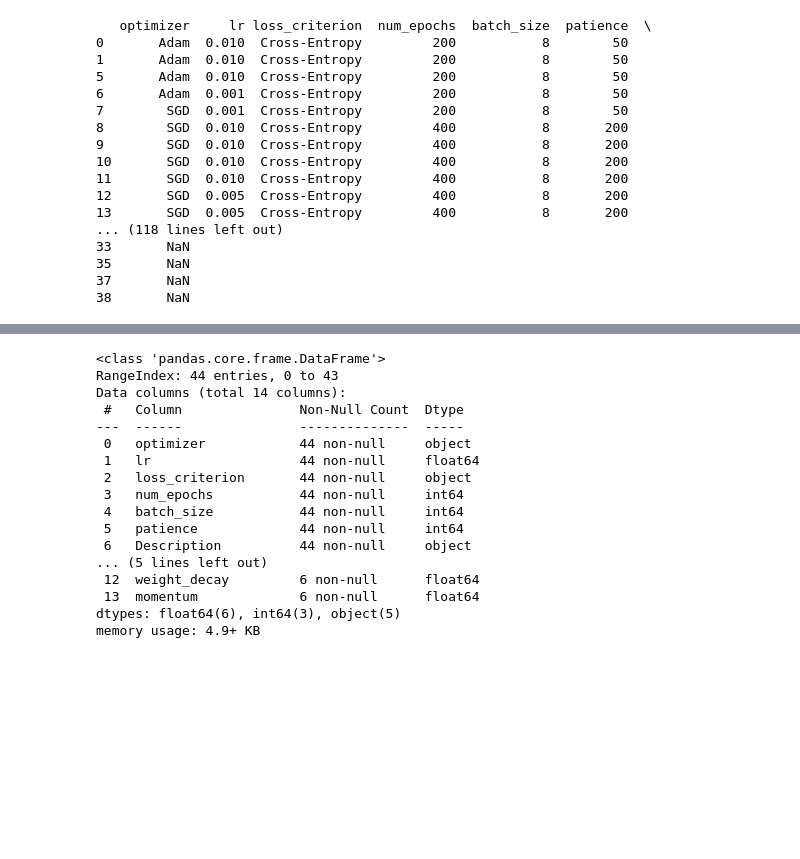
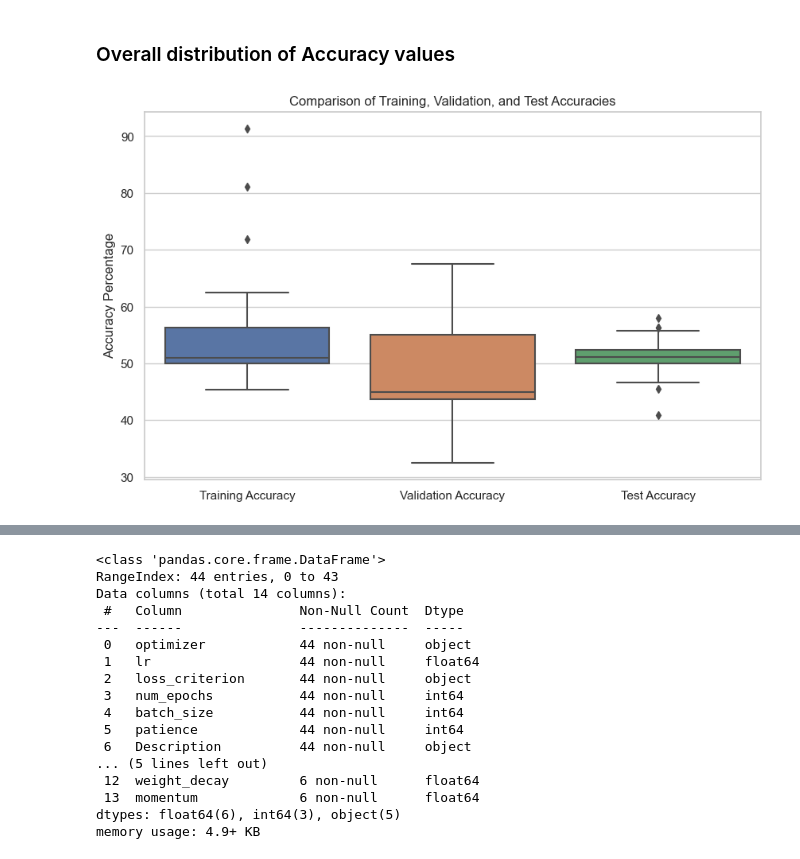
Before and after one commit to Michaelfosse/MasterThesis, a Jupyter notebook: Code/3. Descriptive analytics/Describing_Results.ipynb, the cells around one changed output, grey strips where cells are left out. Cells and saved outputs as stored; diff of their text form; code cells hidden in the pictures; blank space fills up the shorter version.

```diff
--- a/Code/3. Descriptive analytics/Describing_Results.ipynb
+++ b/Code/3. Descriptive analytics/Describing_Results.ipynb
@@ -2,3 +2,13 @@
 import pandas as pd
 # %%
 all_results = pd.read_excel("reports/RESULTS.xlsx")
+# %%
+import pandas as pd
+
+# Assuming all_results is your DataFrame
+
+# Calculate the weighted average
+all_results['Test & Validation Accuracy'] = (all_results['Validation Accuracy'] + 2 * all_results['Test Accuracy']) / 3
+
+# Display the DataFrame to verify the new column
+print(all_results[['Validation Accuracy', 'Test Accuracy', 'Test & Validation Accuracy']])
@@ -4,0 +33,10 @@ all_results = pd.read_excel("reports/RESULTS.xlsx")
+# %%
+import pandas as pd
+
+# Assuming all_results is your DataFrame and the new column has been added
+
+# Filter the DataFrame to keep only rows where both 'Test Accuracy' and 'Test & Validation Accuracy' are greater than 50%
+all_results = all_results.loc[(all_results['Test Accuracy'] > 50) & (all_results['Test & Validation Accuracy'] > 50)]
+
+# Display the DataFrame to verify that the rows have been filtered correctly
+print(all_results[['Validation Accuracy', 'Test Accuracy', 'Test & Validation Accuracy']])
@@ -10,25 +102,39 @@ import pandas as pd
 # all_results = pd.read_csv('your_file.csv')  # If your data is in a CSV file
 
 # Filter rows where Train Accuracy is greater than or equal to Test Accuracy
-filtered_results = all_results[all_results['Training Accuracy'] >= all_results['Test Accuracy']]
+valid_results = all_results[all_results['Training Accuracy'] >= all_results['Test Accuracy']]
 
 # Now 'filtered_results' will contain only the rows where Train Accuracy is equal to or better than Test Accuracy
-print(filtered_results)
+print(valid_results)
-# %% [output]
-   optimizer     lr loss_criterion  num_epochs  batch_size  patience  \
-0       Adam  0.010  Cross-Entropy         200           8        50
-1       Adam  0.010  Cross-Entropy         200           8        50
-5       Adam  0.010  Cross-Entropy         200           8        50
-6       Adam  0.001  Cross-Entropy         200           8        50
-7        SGD  0.001  Cross-Entropy         200           8        50
-8        SGD  0.010  Cross-Entropy         400           8       200
-9        SGD  0.010  Cross-Entropy         400           8       200
-10       SGD  0.010  Cross-Entropy         400           8       200
-11       SGD  0.010  Cross-Entropy         400           8       200
-12       SGD  0.005  Cross-Entropy         400           8       200
-13       SGD  0.005  Cross-Entropy         400           8       200
-... (118 lines left out)
-33       NaN
-35       NaN
-37       NaN
-38       NaN
+# %% [markdown]
+### Overall distribution of Accuracy values
+# %%
+import pandas as pd
+import matplotlib.pyplot as plt
+import seaborn as sns
+
+# Assuming 'all_results' is already loaded as a pandas DataFrame
+
+# Set the visual style for seaborn
+sns.set(style="whitegrid")
+
+# Create a new DataFrame that melts your original DataFrame down into a format where:
+# - One column contains all accuracy types
+# - One column contains the accuracy values
+accuracy_data = pd.melt(all_results, id_vars=['optimizer', 'lr', 'loss_criterion', 'num_epochs', 'batch_size', 'patience', 'Description', 'image_type', 'DATETIME', 'weight_decay', 'momentum'],
+                        value_vars=['Training Accuracy', 'Validation Accuracy', 'Test Accuracy'],
+                        var_name='Accuracy Type', value_name='Accuracy')
+
+# Create the boxplot
+plt.figure(figsize=(10, 6))  # You can adjust the size to better fit your resolution
+sns.boxplot(x='Accuracy Type', y='Accuracy', data=accuracy_data)
+
+# Add titles and labels
+plt.title('Comparison of Training, Validation, and Test Accuracies')
+plt.xlabel('')
+plt.ylabel('Accuracy Percentage')
+
+# Show the plot
+plt.show()
+# %% [output]
+[figure, added]
```
Also changed, not shown: parts of 5 cells of this notebook.
